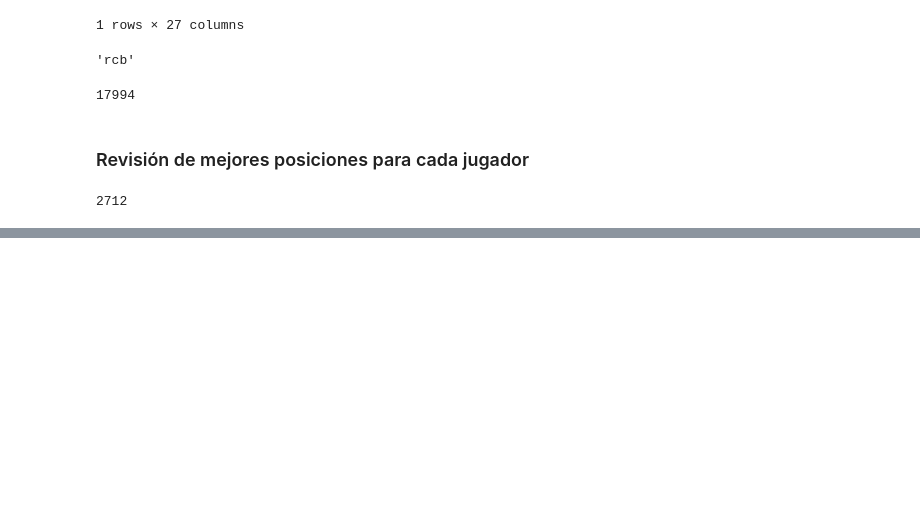
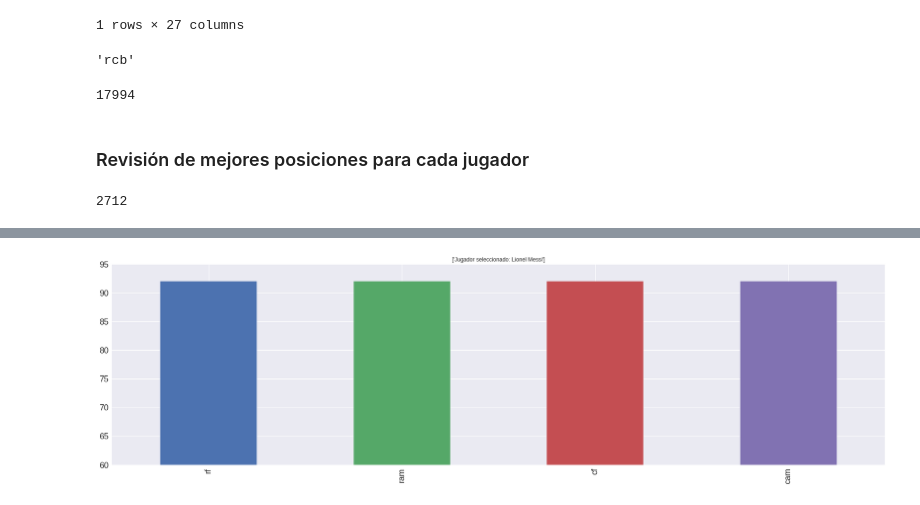
Before and after one commit to WillArevalo/ML-Comparision-characters-FIFA2018, a Jupyter notebook: Recommendation_fifa_18_data_set_kaggle.ipynb, the cells around one changed output, grey strips where cells are left out. Drawn from its saved outputs; the diff is of its cells as text; code cells hidden in the pictures; blank space fills up the shorter version.

```diff
--- a/Recommendation_fifa_18_data_set_kaggle.ipynb
+++ b/Recommendation_fifa_18_data_set_kaggle.ipynb
@@ -590,0 +653,9 @@ for i in range(10):
+# %%
+if "full_name" in features_find:
+  features_find.remove("full_name")
+row2 = dffinal[features_find].iloc[0]
+featchar = row2.plot(kind='bar', figsize=(30, 8), fontsize=18)
+featchar.set_title('Jugador seleccionado: '+dffinal[['full_name']].iloc[0].values);
+featchar.set_ylim(60, 95);
+# %% [output]
+[figure, added]
```
Also changed, not shown: parts of 18 cells of this notebook.
